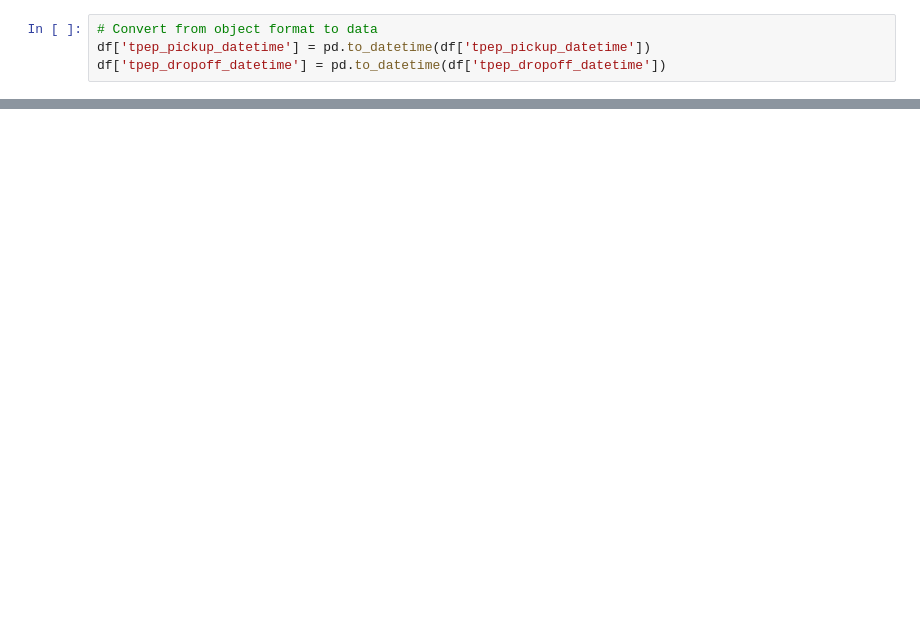
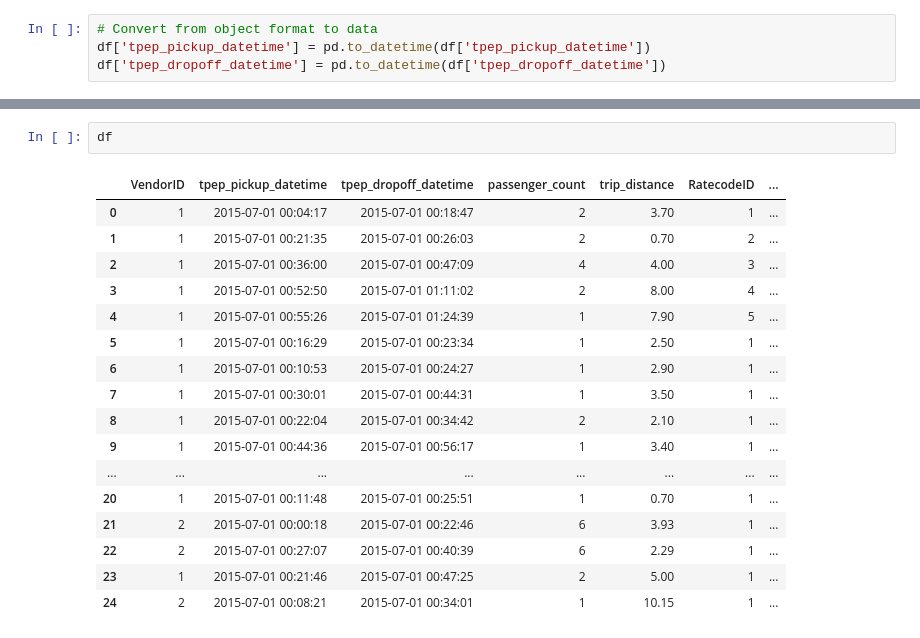
Before and after one commit to ShamansIT/Data_Analysis_API_project, a Jupyter notebook: data_modeling.ipynb, the cells around one changed output, grey strips where cells are left out. Drawn from its saved outputs; the diff is of its cells as text; blank space fills up the shorter version.

```diff
--- a/data_modeling.ipynb
+++ b/data_modeling.ipynb
@@ -132,0 +192,20 @@ rate_code_dim.head()
+# %%
+df
+# %% [output]
+|  | VendorID | tpep_pickup_datetime | tpep_dropoff_datetime | passenger_count | trip_distance | RatecodeID | ... |
+| 0 | 1 | 2015-07-01 00:04:17 | 2015-07-01 00:18:47 | 2 | 3.70 | 1 | ... |
+| 1 | 1 | 2015-07-01 00:21:35 | 2015-07-01 00:26:03 | 2 | 0.70 | 2 | ... |
+| 2 | 1 | 2015-07-01 00:36:00 | 2015-07-01 00:47:09 | 4 | 4.00 | 3 | ... |
+| 3 | 1 | 2015-07-01 00:52:50 | 2015-07-01 01:11:02 | 2 | 8.00 | 4 | ... |
+| 4 | 1 | 2015-07-01 00:55:26 | 2015-07-01 01:24:39 | 1 | 7.90 | 5 | ... |
+| 5 | 1 | 2015-07-01 00:16:29 | 2015-07-01 00:23:34 | 1 | 2.50 | 1 | ... |
+| 6 | 1 | 2015-07-01 00:10:53 | 2015-07-01 00:24:27 | 1 | 2.90 | 1 | ... |
+| 7 | 1 | 2015-07-01 00:30:01 | 2015-07-01 00:44:31 | 1 | 3.50 | 1 | ... |
+| 8 | 1 | 2015-07-01 00:22:04 | 2015-07-01 00:34:42 | 2 | 2.10 | 1 | ... |
+| 9 | 1 | 2015-07-01 00:44:36 | 2015-07-01 00:56:17 | 1 | 3.40 | 1 | ... |
+| ... | ... | ... | ... | ... | ... | ... | ... |
+| 20 | 1 | 2015-07-01 00:11:48 | 2015-07-01 00:25:51 | 1 | 0.70 | 1 | ... |
+| 21 | 2 | 2015-07-01 00:00:18 | 2015-07-01 00:22:46 | 6 | 3.93 | 1 | ... |
+| 22 | 2 | 2015-07-01 00:27:07 | 2015-07-01 00:40:39 | 6 | 2.29 | 1 | ... |
+| 23 | 1 | 2015-07-01 00:21:46 | 2015-07-01 00:47:25 | 2 | 5.00 | 1 | ... |
+| 24 | 2 | 2015-07-01 00:08:21 | 2015-07-01 00:34:01 | 1 | 10.15 | 1 | ... |
```
Also changed, not shown: parts of 15 cells of this notebook, 7 other files.
